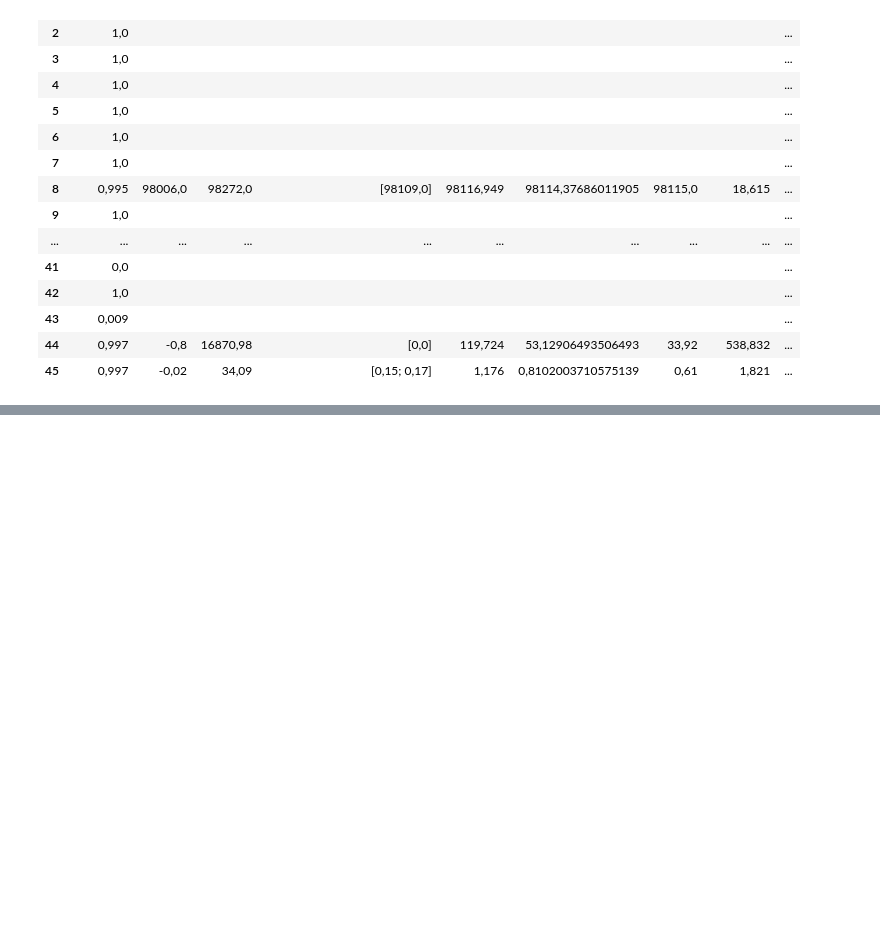
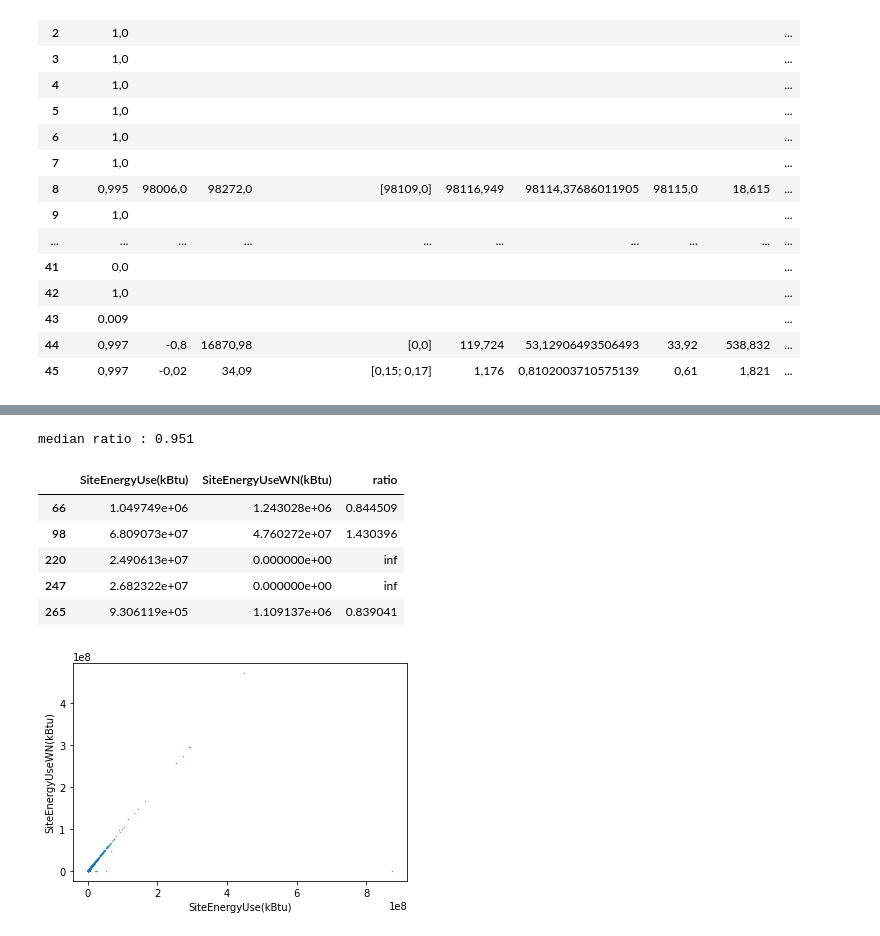
Before and after one commit to Franck-PepperLabs/pepper_carbon-neutral_seattle, a Jupyter notebook: jupyter/scratchpad.ipynb, the cells around one changed output, grey strips where cells are left out. Cells and saved outputs as stored; diff of their text form; code cells hidden in the pictures; blank space fills up the shorter version.

```diff
--- a/jupyter/scratchpad.ipynb
+++ b/jupyter/scratchpad.ipynb
@@ -265,0 +363,13 @@ data_gsheet_report(data_on_data, spread, 'data_dict')
+# %%
+assert_const_ratio('SiteEnergyUse(kBtu)', 'SiteEnergyUseWN(kBtu)')
+# là, ça demande plus d'investigation, notamment pour bien comprendre la nature de l'ajustement
+# D'autant qu'il se retrouve décliné pour les mesures de consommation rapportées à la surface
+# %% [output]
+median ratio : 0.951
+|  | SiteEnergyUse(kBtu) | SiteEnergyUseWN(kBtu) | ratio |
+| 66 | 1.049749e+06 | 1.243028e+06 | 0.844509 |
+| 98 | 6.809073e+07 | 4.760272e+07 | 1.430396 |
+| 220 | 2.490613e+07 | 0.000000e+00 | inf |
+| 247 | 2.682322e+07 | 0.000000e+00 | inf |
+| 265 | 9.306119e+05 | 1.109137e+06 | 0.839041 |
+[figure, added]
```
Also changed, not shown: parts of 52 cells of this notebook.
